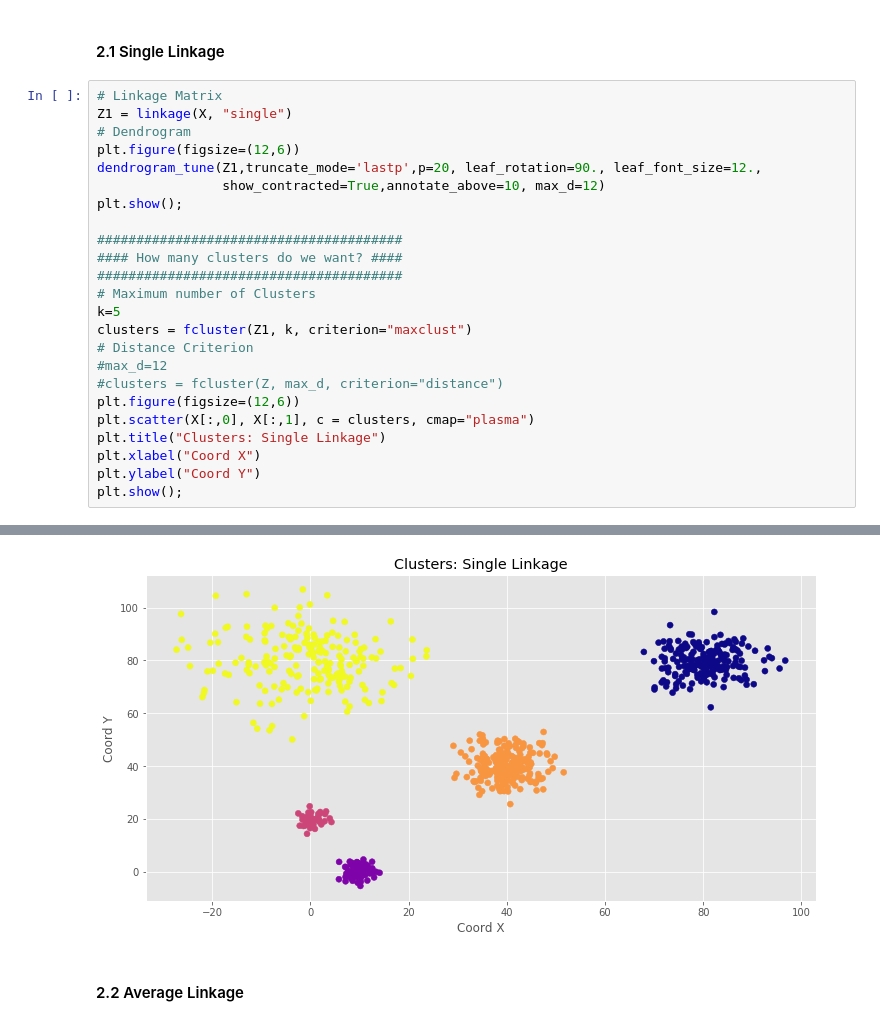
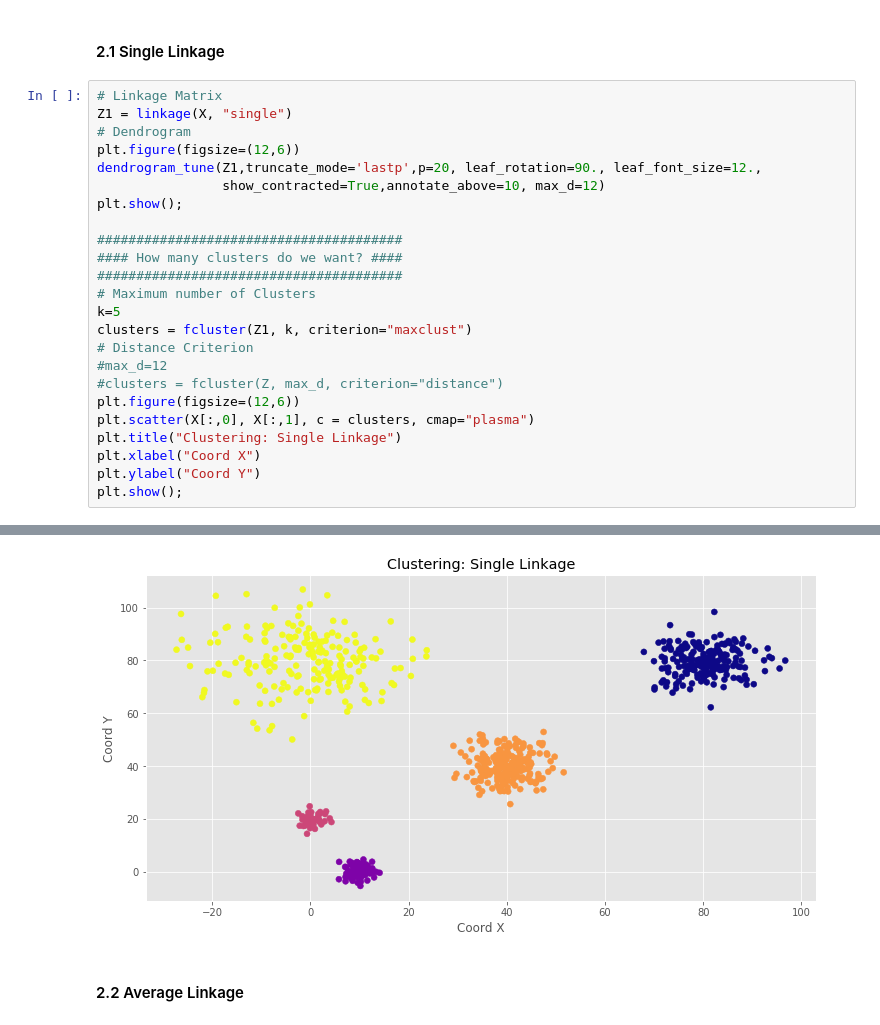
Before and after one commit to arrpak/MachineLearning, a Jupyter notebook: 09_Clustering/00_Clustering.ipynb, the cells around one changed output, grey strips where cells are left out. Cells and saved outputs as stored; diff of their text form.

```diff
--- a/09_Clustering/00_Clustering.ipynb
+++ b/09_Clustering/00_Clustering.ipynb
@@ -59,30 +59,30 @@ def dendrogram_tune(*args, **kwargs):
 # %%
 # Linkage Matrix
 Z1 = linkage(X, "single")
 # Dendrogram
 plt.figure(figsize=(12,6))
 dendrogram_tune(Z1,truncate_mode='lastp',p=20, leaf_rotation=90., leaf_font_size=12.,
                 show_contracted=True,annotate_above=10, max_d=12)
 plt.show();
 
 #######################################
 #### How many clusters do we want? ####
 #######################################
 # Maximum number of Clusters
 k=5
 clusters = fcluster(Z1, k, criterion="maxclust")
 # Distance Criterion
 #max_d=12
 #clusters = fcluster(Z, max_d, criterion="distance")
 plt.figure(figsize=(12,6))
 plt.scatter(X[:,0], X[:,1], c = clusters, cmap="plasma")
-plt.title("Clusters: Single Linkage")
+plt.title("Clustering: Single Linkage")
 plt.xlabel("Coord X")
 plt.ylabel("Coord Y")
 plt.show();
 # %% [output]
 [figure]
-[figure, old version]
+[figure, new version]
 # %% [markdown]
 #### 2.2 Average Linkage
 # %%
```
Also changed, not shown: parts of 4 cells of this notebook.
